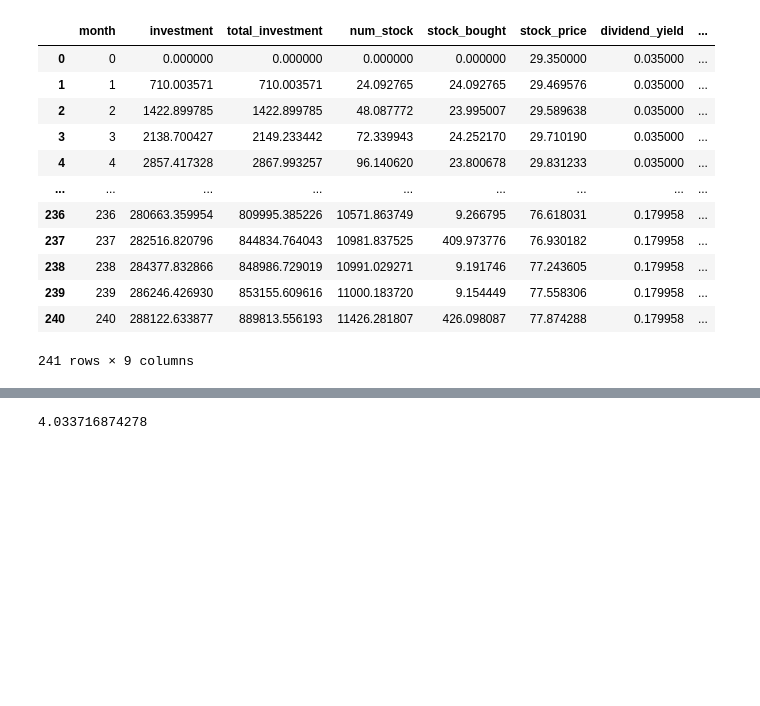
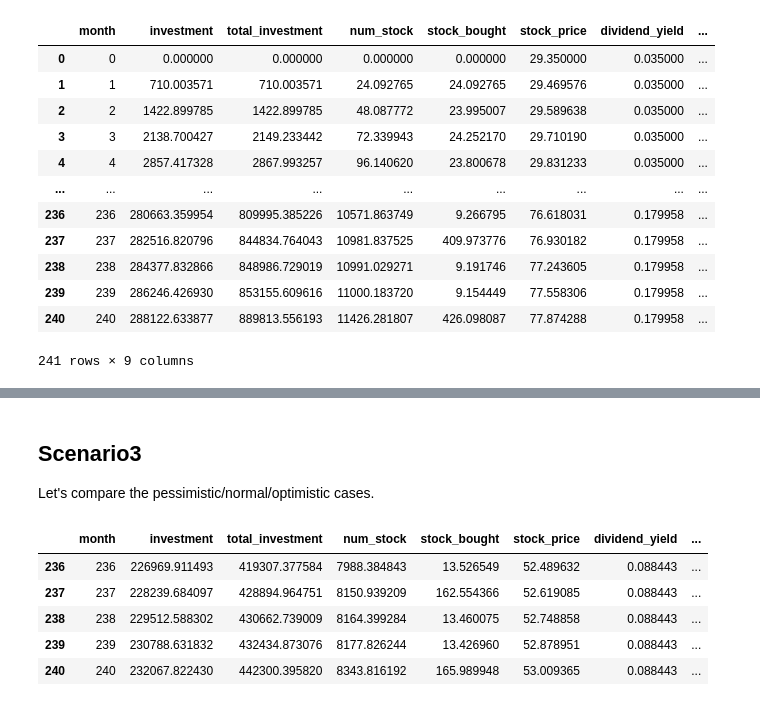
Before and after one commit to youjin2/playground, a Jupyter notebook: finance/dividened_calculator.ipynb, the cells around one changed output, grey strips where cells are left out. Drawn from its saved outputs; the diff is of its cells as text; code cells hidden in the pictures; blank space fills up the shorter version.

```diff
--- a/finance/dividened_calculator.ipynb
+++ b/finance/dividened_calculator.ipynb
@@ -219,4 +216,3 @@ df
-# %%
-288122.633877 * 1400 / 10**8
-# %% [output]
-4.033716874278
+# %% [markdown]
+## Scenario3
+Let's compare the pessimistic/normal/optimistic cases.
@@ -222,0 +259,16 @@ df
+# %%
+dividend = DividendCalculator(
+    duration=duration,
+    initial_investment=initial_investment,
+    extra_monthly_investment=extra_monthly_investment,
+    stock_price=stock_price,
+    annual_stock_growth=annual_stock_growth,
+    trade_commission=trade_commission,
+    dividend_yield=dividend_yield,
+    annual_dividend_growth=annual_dividend_growth,
+    dividend_tax=dividend_tax,
+    dividend_frequency=dividend_frequency,
+    reinvest_dividend=reinvest_dividend,
+    currency_exchange_rate=currency_exchange_rate,
+    currency_exchange_fee=currency_exchange_fee,
+)
@@ -222,0 +287,10 @@ df
+# %%
+# stock growth rate: low & dividend growth rate: low
+df_result[0][0].tail()
+# %% [output]
+|  | month | investment | total_investment | num_stock | stock_bought | stock_price | dividend_yield | ... |
+| 236 | 236 | 226969.911493 | 419307.377584 | 7988.384843 | 13.526549 | 52.489632 | 0.088443 | ... |
+| 237 | 237 | 228239.684097 | 428894.964751 | 8150.939209 | 162.554366 | 52.619085 | 0.088443 | ... |
+| 238 | 238 | 229512.588302 | 430662.739009 | 8164.399284 | 13.460075 | 52.748858 | 0.088443 | ... |
+| 239 | 239 | 230788.631832 | 432434.873076 | 8177.826244 | 13.426960 | 52.878951 | 0.088443 | ... |
+| 240 | 240 | 232067.822430 | 442300.395820 | 8343.816192 | 165.989948 | 53.009365 | 0.088443 | ... |
```
Also changed, not shown: parts of 8 cells of this notebook.
